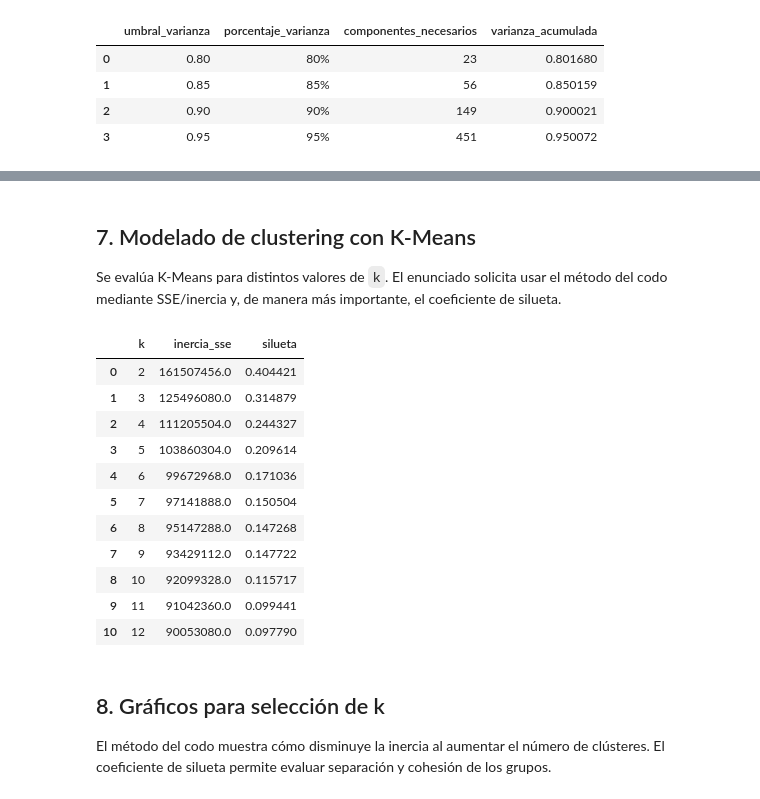
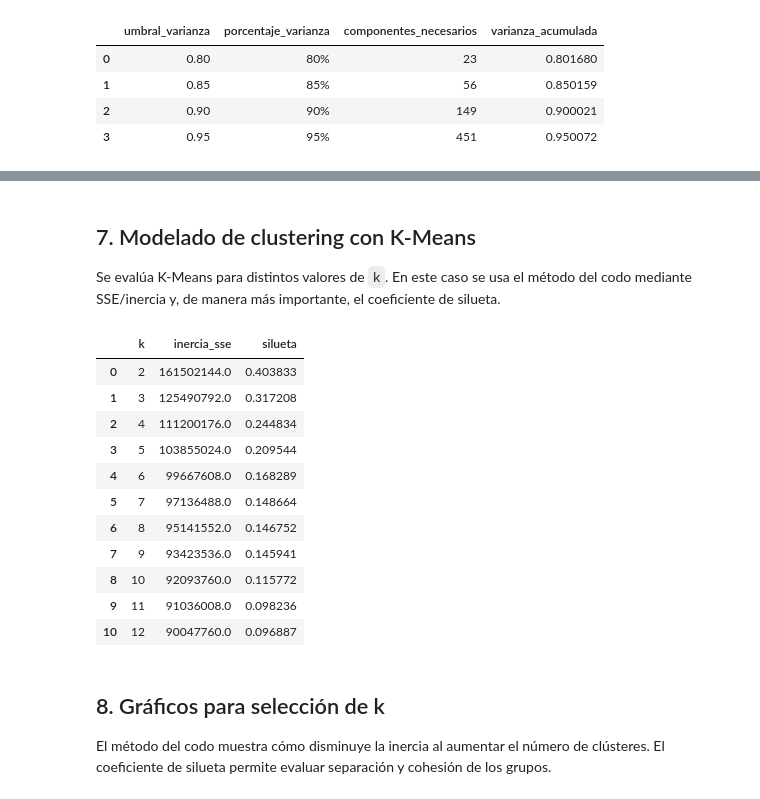
Before and after one commit to almeneses/analisis_multivariado, a Jupyter notebook: desafio_2/situacion_3_eurosat_clustering_parcial.ipynb, the cells around one changed output, grey strips where cells are left out. Cells and saved outputs as stored; diff of their text form; code cells hidden in the pictures.

```diff
--- a/desafio_2/situacion_3_eurosat_clustering_parcial.ipynb
+++ b/desafio_2/situacion_3_eurosat_clustering_parcial.ipynb
@@ -30,6 +30,8 @@ from sklearn.metrics import silhouette_score, adjusted_rand_score, normalized_mu
 
 plt.rcParams["figure.figsize"] = (8, 5)
 plt.rcParams["axes.grid"] = True
+
+RANDOM_STATE = 42
 # %% [markdown]
 ## 2. Carga del dataset y construcción del índice de imágenes
 
@@ -226,9 +226,9 @@ Varianza acumulada retenida: 0.899887
 # %% [markdown]
 ## 7. Modelado de clustering con K-Means
 
-Se evalúa K-Means para distintos valores de `k`. El enunciado solicita usar el método del codo mediante SSE/inercia y, de manera más importante, el coeficiente de silueta.
+Se evalúa K-Means para distintos valores de `k`. En este caso se usa el método del codo mediante SSE/inercia y, de manera más importante, el coeficiente de silueta.
 # %%
-def evaluar_kmeans(X, rango_k=range(2, 13), random_state=42, muestra_silueta=5000):
+def evaluar_kmeans(X, rango_k=range(2, 13), muestra_silueta=5000, random_state=RANDOM_STATE):
     """
     Evalúa K-Means para varios valores de k usando inercia y silueta.
     La silueta se calcula sobre una muestra para reducir costo computacional.
@@ -241,46 +241,45 @@ def evaluar_kmeans(X, rango_k=range(2, 13), random_state=42, muestra_silueta=500
             random_state=random_state,
             n_init=10
         )
 
         etiquetas = modelo.fit_predict(X)
 
         silueta = silhouette_score(
             X,
             etiquetas,
             sample_size=muestra_silueta,
             random_state=random_state
         )
 
         resultados.append({
             "k": k,
             "inercia_sse": modelo.inertia_,
             "silueta": silueta
         })
 
     return pd.DataFrame(resultados)
 
 
 tabla_kmeans = evaluar_kmeans(
     X_reducido,
     rango_k=range(2, 13),
-    random_state=42,
-    muestra_silueta=5000
+    muestra_silueta=10000
 )
 
 display(tabla_kmeans)
 # %% [output]
 |  | k | inercia_sse | silueta |
-| 0 | 2 | 161507456.0 | 0.404421 |
-| 1 | 3 | 125496080.0 | 0.314879 |
-| 2 | 4 | 111205504.0 | 0.244327 |
-| 3 | 5 | 103860304.0 | 0.209614 |
-| 4 | 6 | 99672968.0 | 0.171036 |
-| 5 | 7 | 97141888.0 | 0.150504 |
-| 6 | 8 | 95147288.0 | 0.147268 |
-| 7 | 9 | 93429112.0 | 0.147722 |
-| 8 | 10 | 92099328.0 | 0.115717 |
-| 9 | 11 | 91042360.0 | 0.099441 |
-| 10 | 12 | 90053080.0 | 0.097790 |
+| 0 | 2 | 161502144.0 | 0.403833 |
+| 1 | 3 | 125490792.0 | 0.317208 |
+| 2 | 4 | 111200176.0 | 0.244834 |
+| 3 | 5 | 103855024.0 | 0.209544 |
+| 4 | 6 | 99667608.0 | 0.168289 |
+| 5 | 7 | 97136488.0 | 0.148664 |
+| 6 | 8 | 95141552.0 | 0.146752 |
+| 7 | 9 | 93423536.0 | 0.145941 |
+| 8 | 10 | 92093760.0 | 0.115772 |
+| 9 | 11 | 91036008.0 | 0.098236 |
+| 10 | 12 | 90047760.0 | 0.096887 |
 # %% [markdown]
 ## 8. Gráficos para selección de k
 
```
Also changed, not shown: parts of 34 cells of this notebook.
